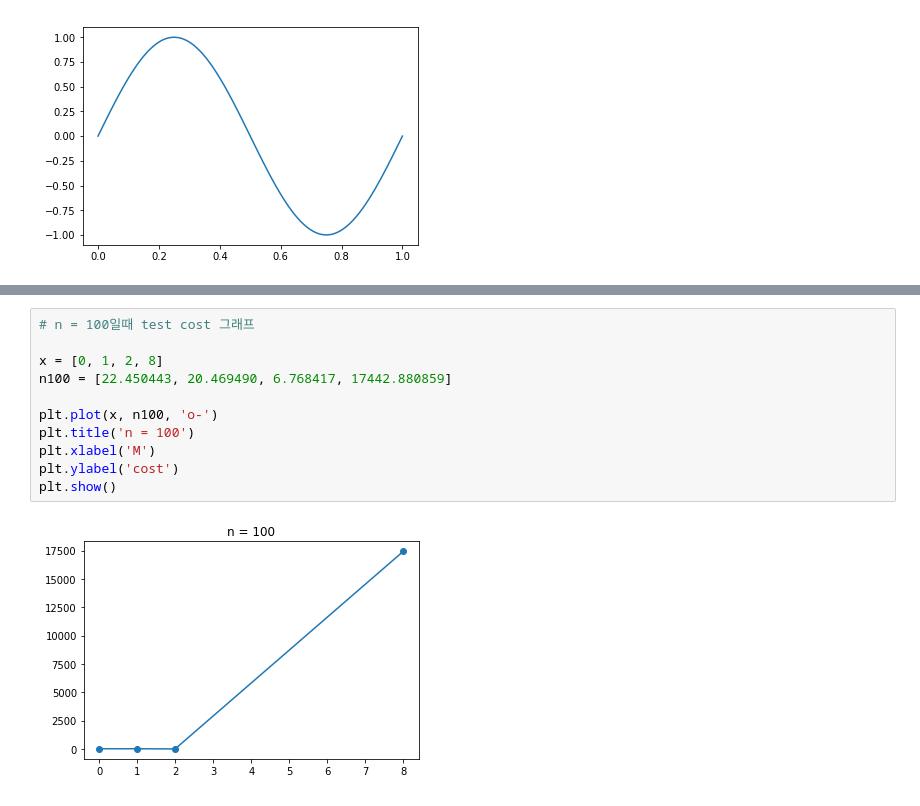
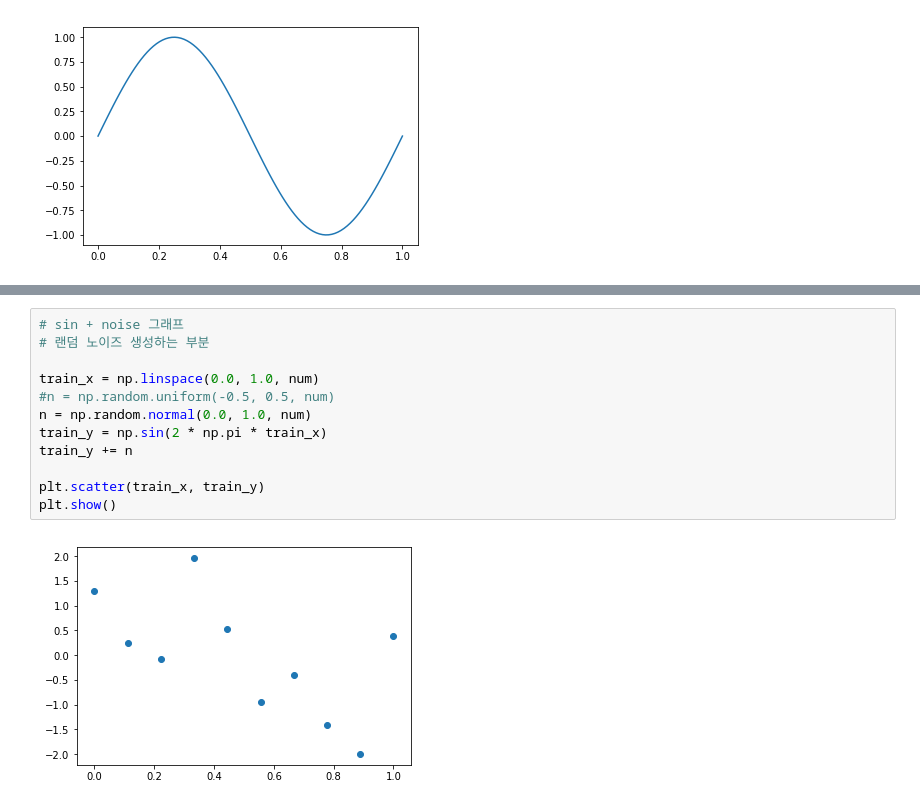
Before and after one commit to onaries/gist_ml, a Jupyter notebook: HW#1-1.ipynb, the cells around one changed output, grey strips where cells are left out. Saved outputs shown, nothing was run; the diff lists cells and outputs as text.

```diff
--- a/HW#1-1.ipynb
+++ b/HW#1-1.ipynb
@@ -889,13 +28,14 @@ plt.show()
-# %%
-# n = 100일때 test cost 그래프
-
-x = [0, 1, 2, 8]
-n100 = [22.450443, 20.469490, 6.768417, 17442.880859]
-
-plt.plot(x, n100, 'o-')
-plt.title('n = 100')
-plt.xlabel('M')
-plt.ylabel('cost')
-plt.show()
-# %% [output]
-[figure, removed]
+# %%
+# sin + noise 그래프
+# 랜덤 노이즈 생성하는 부분
+
+train_x = np.linspace(0.0, 1.0, num)
+#n = np.random.uniform(-0.5, 0.5, num)
+n = np.random.normal(0.0, 1.0, num)
+train_y = np.sin(2 * np.pi * train_x)
+train_y += n
+
+plt.scatter(train_x, train_y)
+plt.show()
+# %% [output]
+[figure, added]
```
Also changed, not shown: parts of 37 cells of this notebook.
